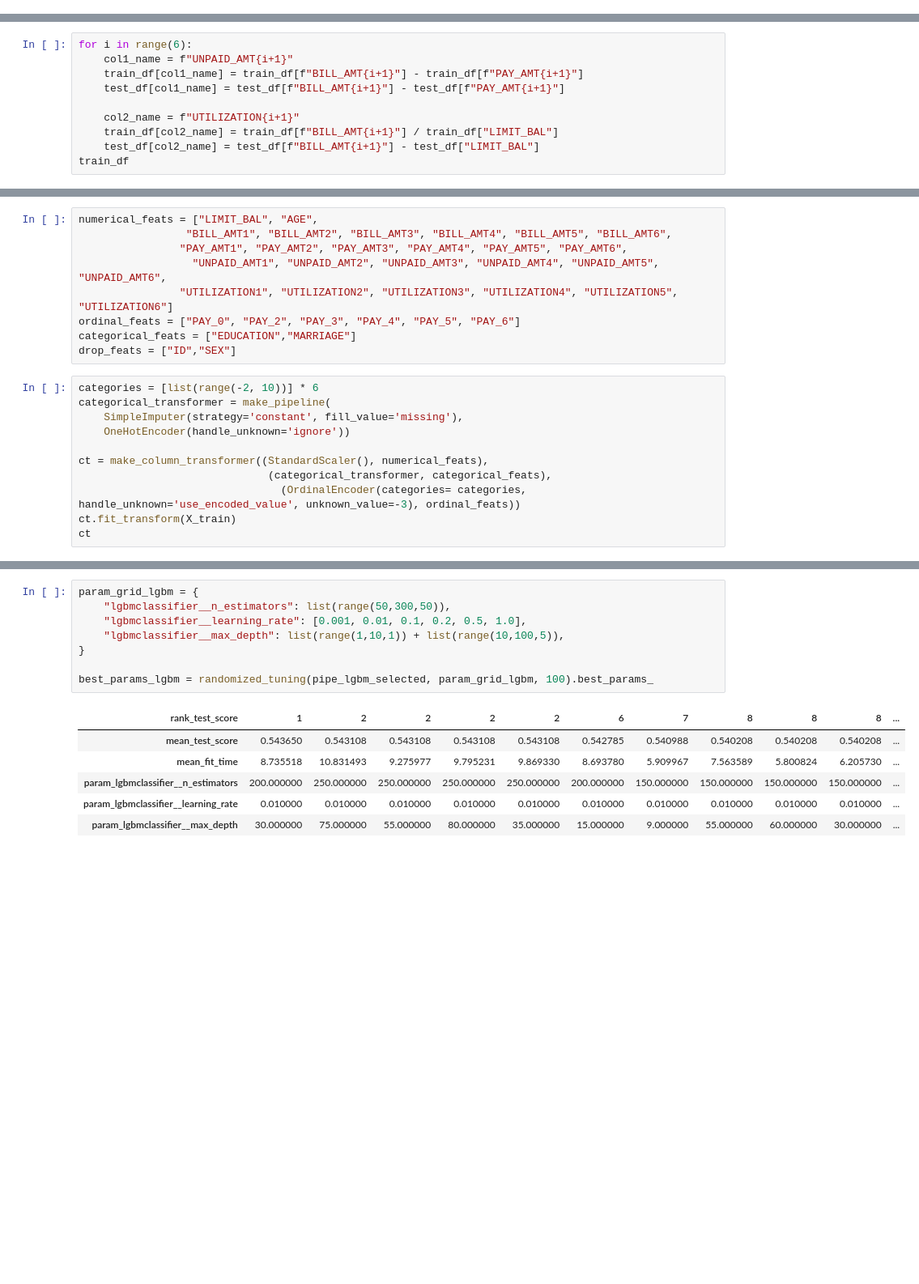
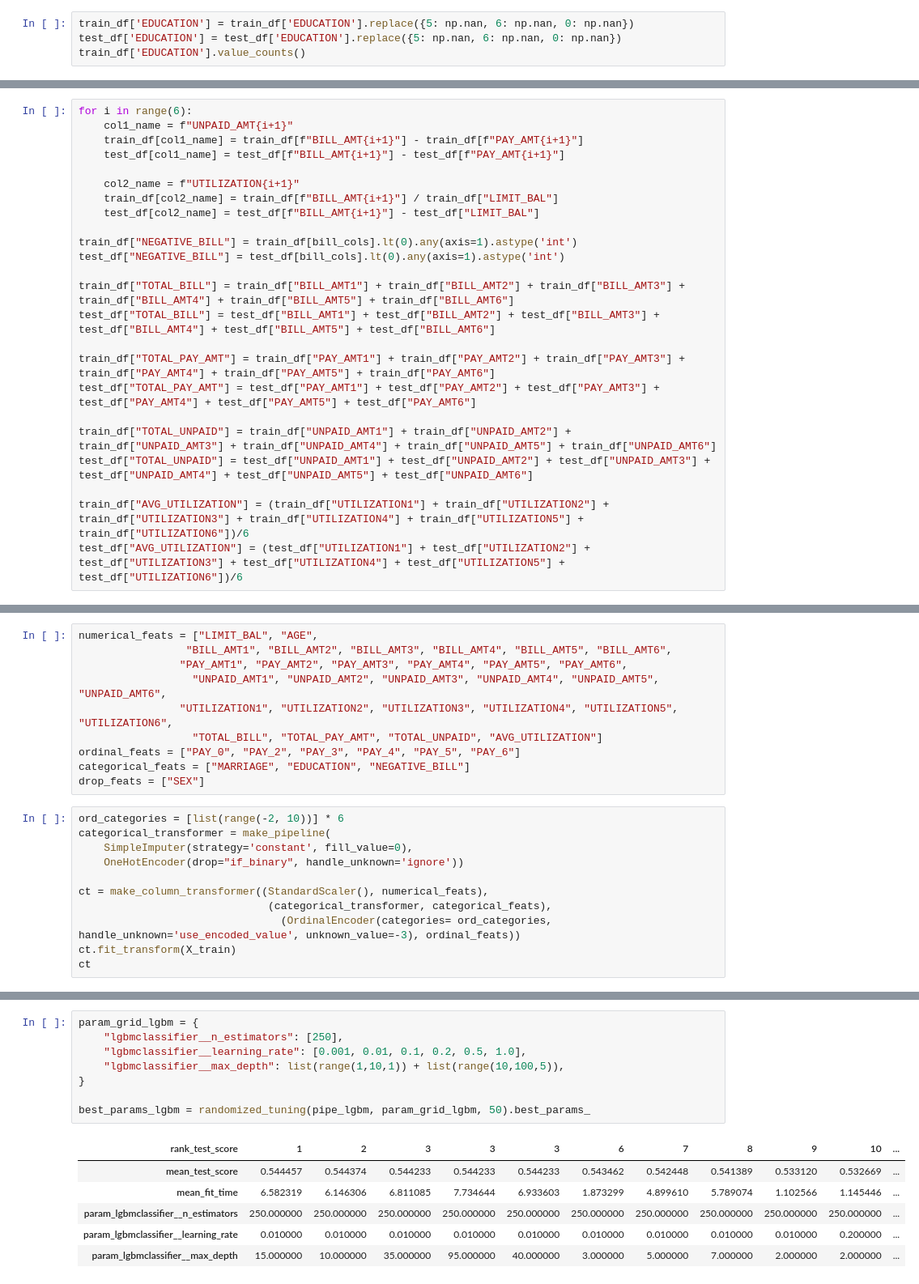
Before and after one commit to jessicapatricia012/CPSC-330-HW5, a Jupyter notebook: hw5.ipynb, the cells around one changed output, grey strips where cells are left out. Shown at 81% size. Drawn from its saved outputs; the diff is of its cells as text; blank space fills up the shorter version.

```diff
--- a/hw5.ipynb
+++ b/hw5.ipynb
@@ -445,0 +385,4 @@ Name: count, dtype: int64
+# %%
+train_df['EDUCATION'] = train_df['EDUCATION'].replace({5: np.nan, 6: np.nan, 0: np.nan})
+test_df['EDUCATION'] = test_df['EDUCATION'].replace({5: np.nan, 6: np.nan, 0: np.nan})
+train_df['EDUCATION'].value_counts()
@@ -517,4 +543,18 @@ for i in range(6):
     col2_name = f"UTILIZATION{i+1}"
     train_df[col2_name] = train_df[f"BILL_AMT{i+1}"] / train_df["LIMIT_BAL"]
     test_df[col2_name] = test_df[f"BILL_AMT{i+1}"] - test_df["LIMIT_BAL"]
-train_df
+
+train_df["NEGATIVE_BILL"] = train_df[bill_cols].lt(0).any(axis=1).astype('int')
+test_df["NEGATIVE_BILL"] = test_df[bill_cols].lt(0).any(axis=1).astype('int')
+
+train_df["TOTAL_BILL"] = train_df["BILL_AMT1"] + train_df["BILL_AMT2"] + train_df["BILL_AMT3"] + train_df["BILL_AMT4"] + train_df["BILL_AMT5"] + train_df["BILL_AMT6"]
+test_df["TOTAL_BILL"] = test_df["BILL_AMT1"] + test_df["BILL_AMT2"] + test_df["BILL_AMT3"] + test_df["BILL_AMT4"] + test_df["BILL_AMT5"] + test_df["BILL_AMT6"]
+
+train_df["TOTAL_PAY_AMT"] = train_df["PAY_AMT1"] + train_df["PAY_AMT2"] + train_df["PAY_AMT3"] + train_df["PAY_AMT4"] + train_df["PAY_AMT5"] + train_df["PAY_AMT6"]
+test_df["TOTAL_PAY_AMT"] = test_df["PAY_AMT1"] + test_df["PAY_AMT2"] + test_df["PAY_AMT3"] + test_df["PAY_AMT4"] + test_df["PAY_AMT5"] + test_df["PAY_AMT6"]
+
+train_df["TOTAL_UNPAID"] = train_df["UNPAID_AMT1"] + train_df["UNPAID_AMT2"] + train_df["UNPAID_AMT3"] + train_df["UNPAID_AMT4"] + train_df["UNPAID_AMT5"] + train_df["UNPAID_AMT6"]
+test_df["TOTAL_UNPAID"] = test_df["UNPAID_AMT1"] + test_df["UNPAID_AMT2"] + test_df["UNPAID_AMT3"] + test_df["UNPAID_AMT4"] + test_df["UNPAID_AMT5"] + test_df["UNPAID_AMT6"]
+
+train_df["AVG_UTILIZATION"] = (train_df["UTILIZATION1"] + train_df["UTILIZATION2"] + train_df["UTILIZATION3"] + train_df["UTILIZATION4"] + train_df["UTILIZATION5"] + train_df["UTILIZATION6"])/6
+test_df["AVG_UTILIZATION"] = (test_df["UTILIZATION1"] + test_df["UTILIZATION2"] + test_df["UTILIZATION3"] + test_df["UTILIZATION4"] + test_df["UTILIZATION5"] + test_df["UTILIZATION6"])/6
@@ -582,19 +629,20 @@ numerical_feats = ["LIMIT_BAL", "AGE",
                  "BILL_AMT1", "BILL_AMT2", "BILL_AMT3", "BILL_AMT4", "BILL_AMT5", "BILL_AMT6",
                 "PAY_AMT1", "PAY_AMT2", "PAY_AMT3", "PAY_AMT4", "PAY_AMT5", "PAY_AMT6",
                   "UNPAID_AMT1", "UNPAID_AMT2", "UNPAID_AMT3", "UNPAID_AMT4", "UNPAID_AMT5", "UNPAID_AMT6",
-                "UTILIZATION1", "UTILIZATION2", "UTILIZATION3", "UTILIZATION4", "UTILIZATION5", "UTILIZATION6"]
+                "UTILIZATION1", "UTILIZATION2", "UTILIZATION3", "UTILIZATION4", "UTILIZATION5", "UTILIZATION6",
+                  "TOTAL_BILL", "TOTAL_PAY_AMT", "TOTAL_UNPAID", "AVG_UTILIZATION"]
 ordinal_feats = ["PAY_0", "PAY_2", "PAY_3", "PAY_4", "PAY_5", "PAY_6"]
-categorical_feats = ["EDUCATION","MARRIAGE"]
-drop_feats = ["ID","SEX"]
+categorical_feats = ["MARRIAGE", "EDUCATION", "NEGATIVE_BILL"]
+drop_feats = ["SEX"]
 # %%
-categories = [list(range(-2, 10))] * 6
+ord_categories = [list(range(-2, 10))] * 6
 categorical_transformer = make_pipeline(
-    SimpleImputer(strategy='constant', fill_value='missing'),
-    OneHotEncoder(handle_unknown='ignore'))
+    SimpleImputer(strategy='constant', fill_value=0),
+    OneHotEncoder(drop="if_binary", handle_unknown='ignore'))
 
 ct = make_column_transformer((StandardScaler(), numerical_feats),
                               (categorical_transformer, categorical_feats),
-                                (OrdinalEncoder(categories= categories, handle_unknown='use_encoded_value', unknown_value=-3), ordinal_feats))
+                                (OrdinalEncoder(categories= ord_categories, handle_unknown='use_encoded_value', unknown_value=-3), ordinal_feats))
 ct.fit_transform(X_train)
 ct
 # %% [output]
@@ -1150,16 +1106,16 @@ This is quite the improvement! Noticed also that I have set n_estimators to 500
 ### LightGBM
 # %%
 param_grid_lgbm = {
-    "lgbmclassifier__n_estimators": list(range(50,300,50)),
+    "lgbmclassifier__n_estimators": [250],
     "lgbmclassifier__learning_rate": [0.001, 0.01, 0.1, 0.2, 0.5, 1.0],
     "lgbmclassifier__max_depth": list(range(1,10,1)) + list(range(10,100,5)),
 }
 
-best_params_lgbm = randomized_tuning(pipe_lgbm_selected, param_grid_lgbm, 100).best_params_
+best_params_lgbm = randomized_tuning(pipe_lgbm, param_grid_lgbm, 50).best_params_
 # %% [output]
-| rank_test_score | 1 | 2 | 2 | 2 | 2 | 6 | 7 | 8 | 8 | 8 | ... |
-| mean_test_score | 0.543650 | 0.543108 | 0.543108 | 0.543108 | 0.543108 | 0.542785 | 0.540988 | 0.540208 | 0.540208 | 0.540208 | ... |
-| mean_fit_time | 8.735518 | 10.831493 | 9.275977 | 9.795231 | 9.869330 | 8.693780 | 5.909967 | 7.563589 | 5.800824 | 6.205730 | ... |
-| param_lgbmclassifier__n_estimators | 200.000000 | 250.000000 | 250.000000 | 250.000000 | 250.000000 | 200.000000 | 150.000000 | 150.000000 | 150.000000 | 150.000000 | ... |
-| param_lgbmclassifier__learning_rate | 0.010000 | 0.010000 | 0.010000 | 0.010000 | 0.010000 | 0.010000 | 0.010000 | 0.010000 | 0.010000 | 0.010000 | ... |
-| param_lgbmclassifier__max_depth | 30.000000 | 75.000000 | 55.000000 | 80.000000 | 35.000000 | 15.000000 | 9.000000 | 55.000000 | 60.000000 | 30.000000 | ... |
+| rank_test_score | 1 | 2 | 3 | 3 | 3 | 6 | 7 | 8 | 9 | 10 | ... |
+| mean_test_score | 0.544457 | 0.544374 | 0.544233 | 0.544233 | 0.544233 | 0.543462 | 0.542448 | 0.541389 | 0.533120 | 0.532669 | ... |
+| mean_fit_time | 6.582319 | 6.146306 | 6.811085 | 7.734644 | 6.933603 | 1.873299 | 4.899610 | 5.789074 | 1.102566 | 1.145446 | ... |
+| param_lgbmclassifier__n_estimators | 250.000000 | 250.000000 | 250.000000 | 250.000000 | 250.000000 | 250.000000 | 250.000000 | 250.000000 | 250.000000 | 250.000000 | ... |
+| param_lgbmclassifier__learning_rate | 0.010000 | 0.010000 | 0.010000 | 0.010000 | 0.010000 | 0.010000 | 0.010000 | 0.010000 | 0.010000 | 0.200000 | ... |
+| param_lgbmclassifier__max_depth | 15.000000 | 10.000000 | 35.000000 | 95.000000 | 40.000000 | 3.000000 | 5.000000 | 7.000000 | 2.000000 | 2.000000 | ... |
```
Also changed, not shown: parts of 137 cells of this notebook, 1 other file.
